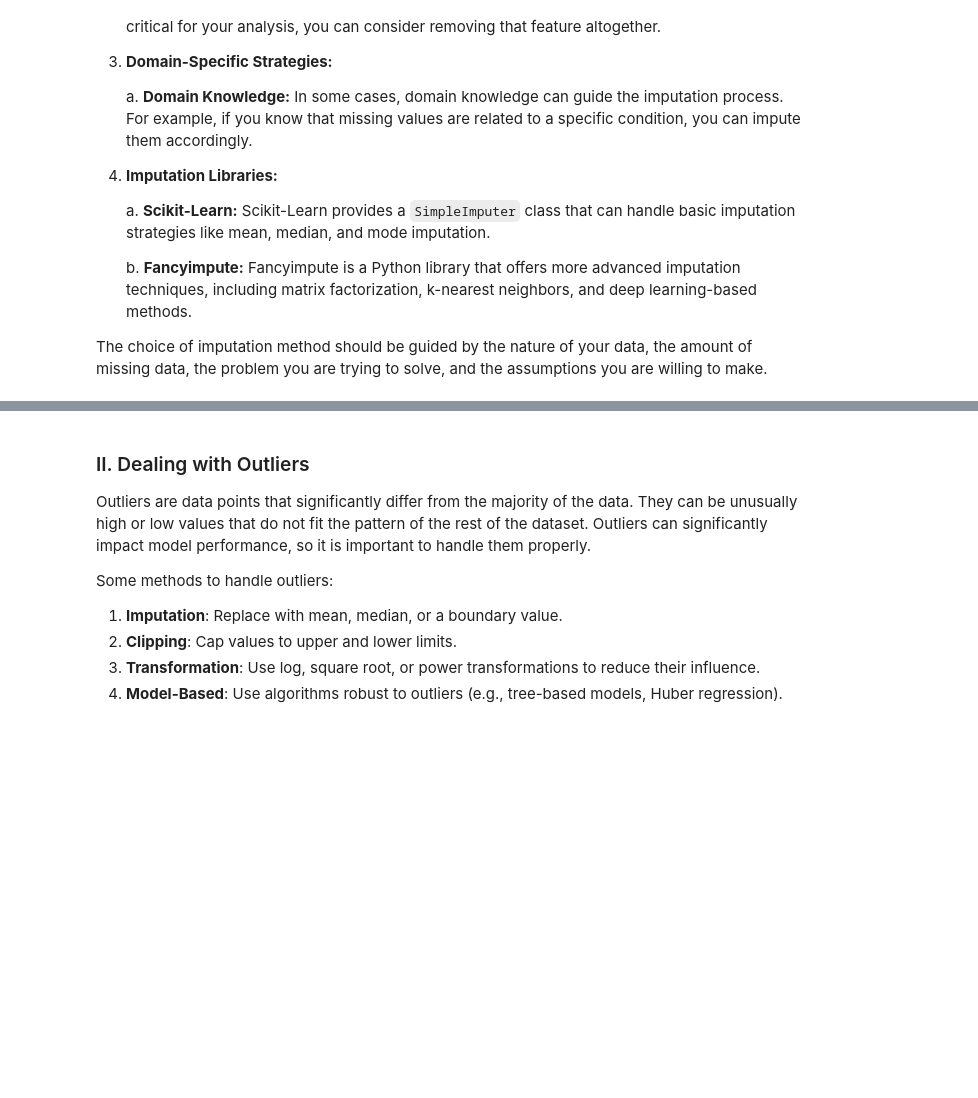
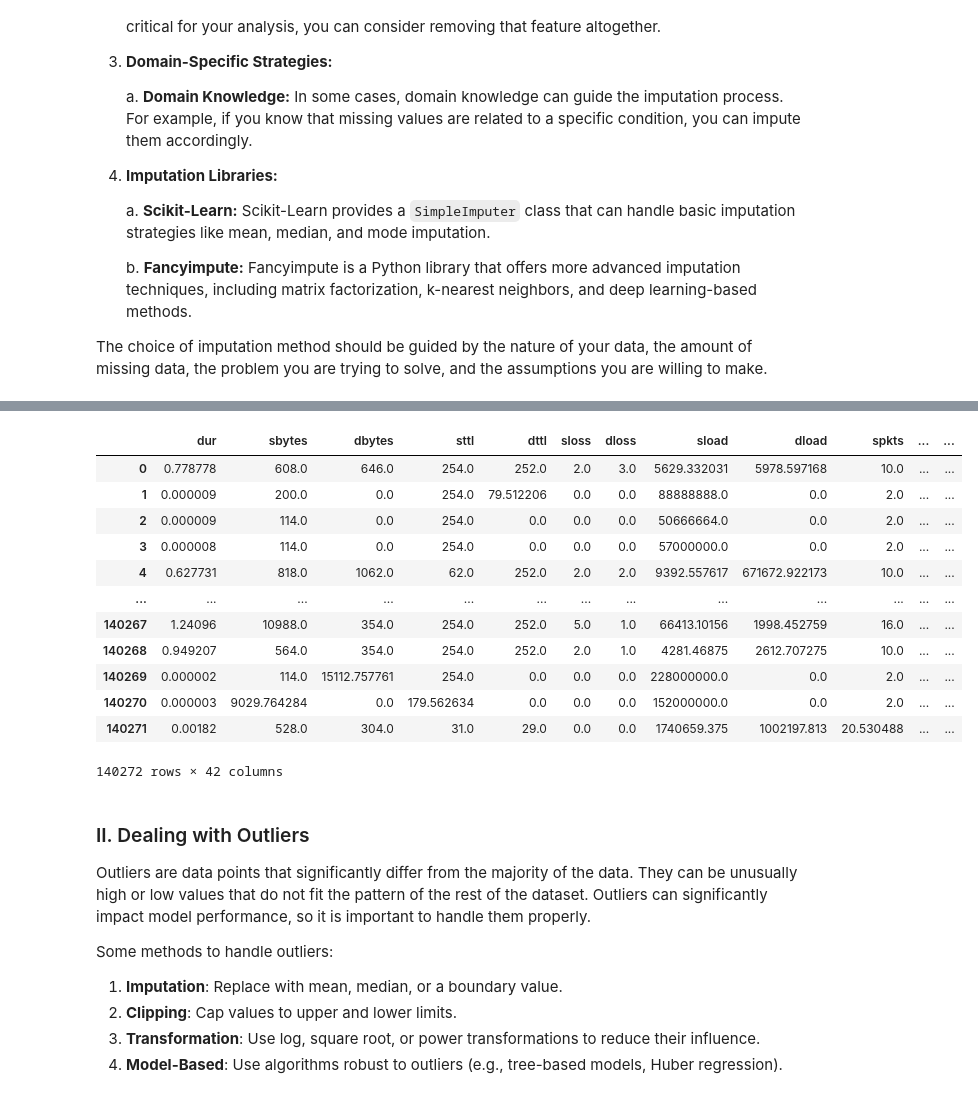
Before and after one commit to b33rk/Tubes2-AI, a Jupyter notebook: IF3170 Artificial Intelligence _ Tugas Besar 2 Notebook Template.ipynb, the cells around one changed output, grey strips where cells are left out. Cells and saved outputs as stored; diff of their text form; code cells hidden in the pictures; blank space fills up the shorter version.

Commit message:
feat: add simple imputer, outlier handler, feature remove

```diff
--- a/IF3170 Artificial Intelligence _ Tugas Besar 2 Notebook Template.ipynb
+++ b/IF3170 Artificial Intelligence _ Tugas Besar 2 Notebook Template.ipynb
@@ -156,3 +233,27 @@ The choice of imputation method should be guided by the nature of your data, the
+# %%
+missingVal_pipeline = ColumnTransformer([
+ ("num", SimpleImputer(strategy='mean'), num_columns),
+ ("cat", SimpleImputer(strategy='most_frequent'), cat_columns)
+])
+
+# m for missing
+m_X_train = missingVal_pipeline.fit_transform(X_train)
+m_X_train_df = pd.DataFrame(m_X_train, columns=list(num_columns) + list(cat_columns))
+m_X_train_df
+# %% [output]
+|  | dur | sbytes | dbytes | sttl | dttl | sloss | dloss | sload | dload | spkts | ... | ... |
+| 0 | 0.778778 | 608.0 | 646.0 | 254.0 | 252.0 | 2.0 | 3.0 | 5629.332031 | 5978.597168 | 10.0 | ... | ... |
+| 1 | 0.000009 | 200.0 | 0.0 | 254.0 | 79.512206 | 0.0 | 0.0 | 88888888.0 | 0.0 | 2.0 | ... | ... |
+| 2 | 0.000009 | 114.0 | 0.0 | 254.0 | 0.0 | 0.0 | 0.0 | 50666664.0 | 0.0 | 2.0 | ... | ... |
+| 3 | 0.000008 | 114.0 | 0.0 | 254.0 | 0.0 | 0.0 | 0.0 | 57000000.0 | 0.0 | 2.0 | ... | ... |
+| 4 | 0.627731 | 818.0 | 1062.0 | 62.0 | 252.0 | 2.0 | 2.0 | 9392.557617 | 671672.922173 | 10.0 | ... | ... |
+| ... | ... | ... | ... | ... | ... | ... | ... | ... | ... | ... | ... | ... |
+| 140267 | 1.24096 | 10988.0 | 354.0 | 254.0 | 252.0 | 5.0 | 1.0 | 66413.10156 | 1998.452759 | 16.0 | ... | ... |
+| 140268 | 0.949207 | 564.0 | 354.0 | 254.0 | 252.0 | 2.0 | 1.0 | 4281.46875 | 2612.707275 | 10.0 | ... | ... |
+| 140269 | 0.000002 | 114.0 | 15112.757761 | 254.0 | 0.0 | 0.0 | 0.0 | 228000000.0 | 0.0 | 2.0 | ... | ... |
+| 140270 | 0.000003 | 9029.764284 | 0.0 | 179.562634 | 0.0 | 0.0 | 0.0 | 152000000.0 | 0.0 | 2.0 | ... | ... |
+| 140271 | 0.00182 | 528.0 | 304.0 | 31.0 | 29.0 | 0.0 | 0.0 | 1740659.375 | 1002197.813 | 20.530488 | ... | ... |
+140272 rows × 42 columns
 # %% [markdown]
 ### II. Dealing with Outliers
 
```
Also changed, not shown: parts of 20 cells of this notebook.
